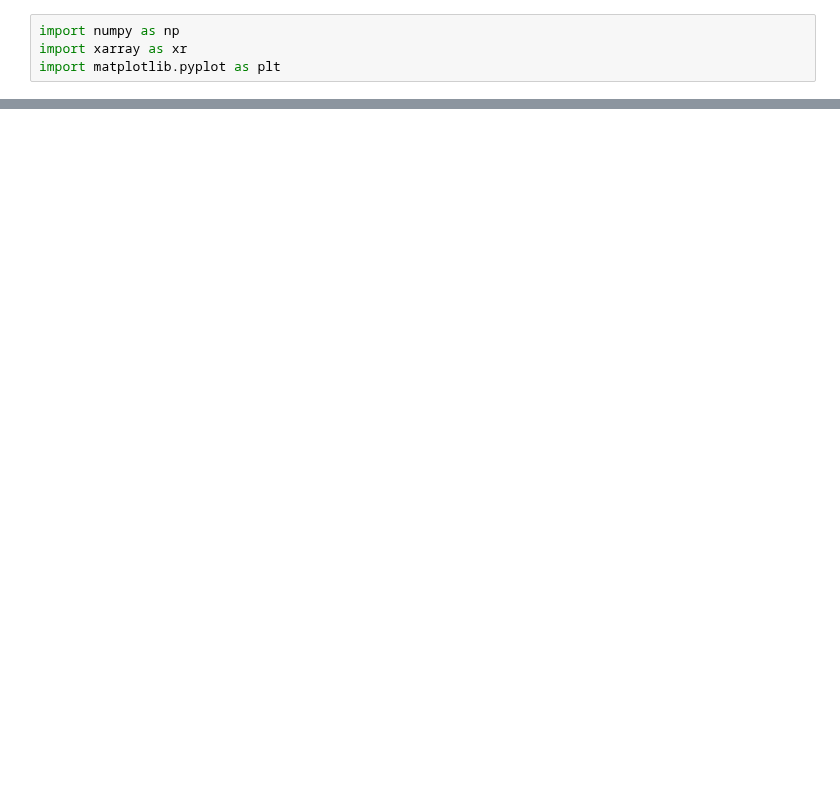
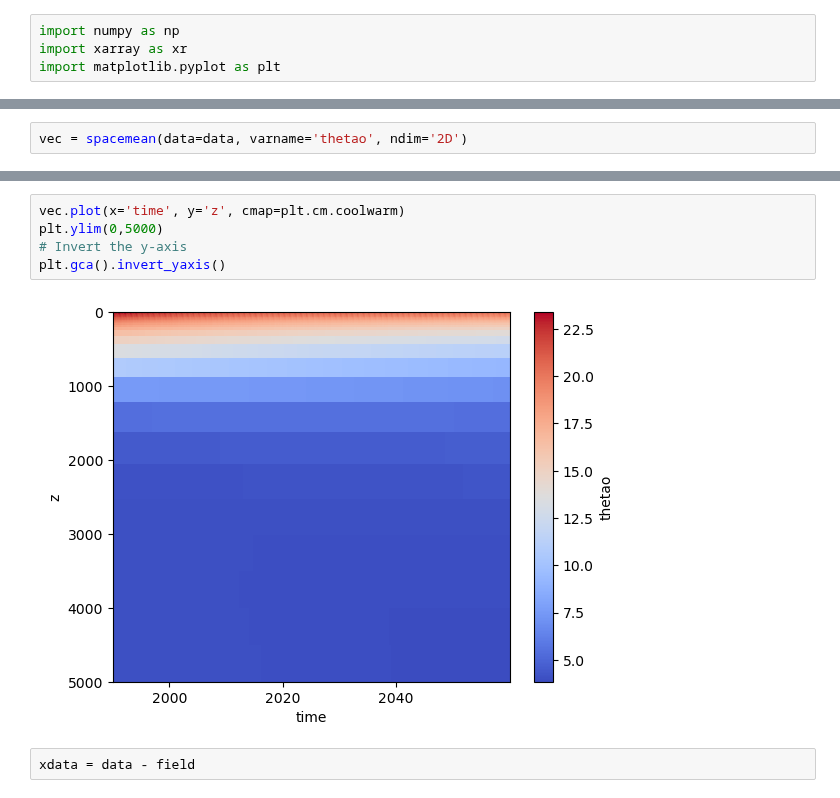
Before and after one commit to asozza/stece, a Jupyter notebook: osprey/notebooks/test_hovmoller.ipynb, the cells around one changed output, grey strips where cells are left out. Cells and saved outputs as stored; diff of their text form; blank space fills up the shorter version.

```diff
--- a/osprey/notebooks/test_hovmoller.ipynb
+++ b/osprey/notebooks/test_hovmoller.ipynb
@@ -12,0 +88,2 @@ data = postreader_averaged(expname='lfr0', startyear=1990, endyear=2059, varlabe
+# %%
+vec = spacemean(data=data, varname='thetao', ndim='2D')
@@ -12,0 +119,9 @@ data = postreader_averaged(expname='lfr0', startyear=1990, endyear=2059, varlabe
+# %%
+vec.plot(x='time', y='z', cmap=plt.cm.coolwarm)
+plt.ylim(0,5000)
+# Invert the y-axis
+plt.gca().invert_yaxis()
+# %% [output]
+[figure, added]
+# %%
+xdata = data - field
```
Also changed, not shown: parts of 18 cells of this notebook, 10 other files.
